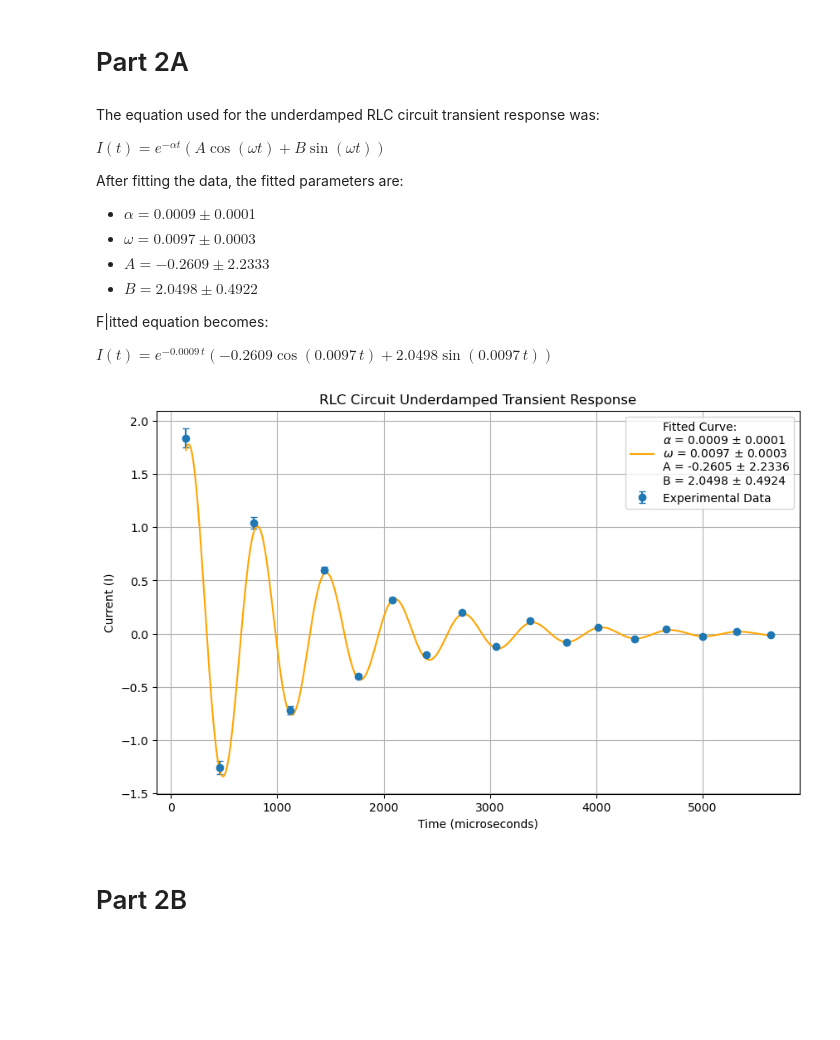
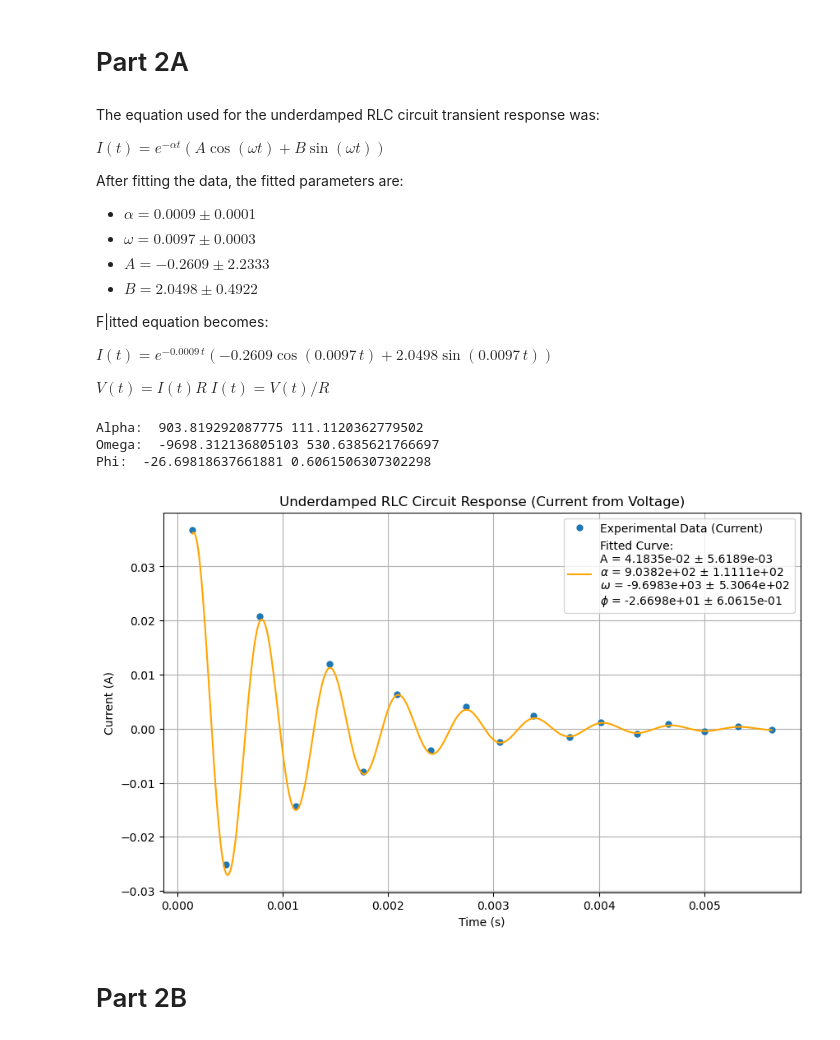
Before and after one commit to Faith-Qiao/physics5bl, a Jupyter notebook: lab10/lab10.ipynb, the cells around one changed output. Drawn from its saved outputs; the diff is of its cells as text; code cells hidden in the pictures; blank space fills up the shorter version.

```diff
--- a/lab10/lab10.ipynb
+++ b/lab10/lab10.ipynb
@@ -160,45 +160,55 @@ After fitting the data, the fitted parameters are:
 F|itted equation becomes:
 
 $I(t) = e^{-0.0009 \, t} \left( -0.2609 \cos(0.0097 \, t) + 2.0498 \sin(0.0097 \, t) \right)$
+
+$V(t) = I(t)R$
+$I(t) = V(t)/R$
 # %%
+time = np.array([140, 780, 1440, 2080, 2740, 3380, 4020, 4660, 5320, 460, 1120, 1760, 2400, 3060, 3720, 4360, 5000, 5640]) / 1000000 # Convert to seconds
+voltage = np.array([1.84, 1.04, 0.600, 0.320, 0.200, 0.120, 0.056, 0.040, 0.024, -1.26, -0.720, -0.400, -0.200, -0.120, -0.080, -0.048, -0.024, -0.012])  # Voltage
 
-df = pd.read_csv('part2a.csv')
+R = 50  # Ohms
 
-# this is from the combined peak and trough  data
-time = np.array([140, 780, 1440, 2080, 2740, 3380, 4020, 4660, 5320, 460, 1120, 1760, 2400, 3060, 3720, 4360, 5000, 5640]) # in milliseconds
-current = np.array([1.84, 1.04, 0.600, 0.320, 0.200, 0.120, 0.056, 0.040, 0.024, -1.26, -0.720, -0.400, -0.200, -0.120, -0.080, -0.048, -0.024, -0.012]) # in Voltage
+# Calculate the current from the voltage
+current = voltage / R
 
-error = np.abs(0.05 * current)
+# Define the underdamped model function
+def underdamped_model(t, A, alpha, omega, phi):
+    return A * np.exp(-alpha * t) * np.cos(omega * t - phi)
 
-def current_model(t, alpha, omega, A, B):
-    return np.exp(-alpha * t) * (A * np.cos(omega * t) + B * np.sin(omega * t))
+initial_guess = [0.05, 100, 10, 0]
 
-# curve fitting
-initial_guess = [0.0001, 0.001, 1.0, 1.0]
-params, covariance = curve_fit(current_model, time, current, p0=initial_guess, sigma=error)
+params, covariance = curve_fit(underdamped_model, time, current, p0=initial_guess, maxfev=10000)
 
-# fitted parameters and their standard deviations
-alpha_fit, omega_fit, A_fit, B_fit = params
-alpha_error, omega_error, A_error, B_error = np.sqrt(np.diag(covariance))
+A_fit, alpha_fit, omega_fit, phi_fit = params
+A_error, alpha_error, omega_error, phi_error = np.sqrt(np.diag(covariance))
 
-#  plotting the fitted curve
 time_fine = np.linspace(time.min(), time.max(), 500)
-current_fitted = current_model(time_fine, alpha_fit, omega_fit, A_fit, B_fit)
+current_fitted = underdamped_model(time_fine, A_fit, alpha_fit, omega_fit, phi_fit)
+
+
 plt.figure(figsize=(10, 6))
-plt.errorbar(time, current, yerr=error, fmt='o', label='Experimental Data', capsize=3)
-plt.plot(time_fine, current_fitted, 'r-', color = 'orange', label=f'Fitted Curve:\n$\\alpha$ = {alpha_fit:.4f} ± {alpha_error:.4f}\n'
-                                                f'$\\omega$ = {omega_fit:.4f} ± {omega_error:.4f}\n'
-                                                f'A = {A_fit:.4f} ± {A_error:.4f}\n'
-                                                f'B = {B_fit:.4f} ± {B_error:.4f}')
+plt.plot(time, current, 'o', label='Experimental Data (Current)', markersize=5)
+plt.plot(time_fine, current_fitted, color='orange',
+         label=f'Fitted Curve:\nA = {A_fit:.4e} ± {A_error:.4e}\n'
+               f'$\\alpha$ = {alpha_fit:.4e} ± {alpha_error:.4e}\n'
+               f'$\\omega$ = {omega_fit:.4e} ± {omega_error:.4e}\n'
+               f'$\\phi$ = {phi_fit:.4e} ± {phi_error:.4e}')
 
-plt.xlabel('Time (microseconds)')
-plt.ylabel('Current (I)')
-plt.title('RLC Circuit Underdamped Transient Response')
+print("Alpha: ", alpha_fit, alpha_error)
+print('Omega: ', omega_fit, omega_error)
+print('Phi: ', phi_fit, phi_error)
+plt.xlabel('Time (s)')
+plt.ylabel('Current (A)')
+plt.title('Underdamped RLC Circuit Response (Current from Voltage)')
 plt.legend()
 plt.grid(True)
 plt.show()
 # %% [output]
+Alpha:  903.819292087775 111.1120362779502
+Omega:  -9698.312136805103 530.6385621766697
+Phi:  -26.69818637661881 0.6061506307302298
-[figure, old version]
+[figure, new version]
 # %% [markdown]
 # Part 2B
 # %%
```
Also changed, not shown: parts of 3 cells of this notebook.
